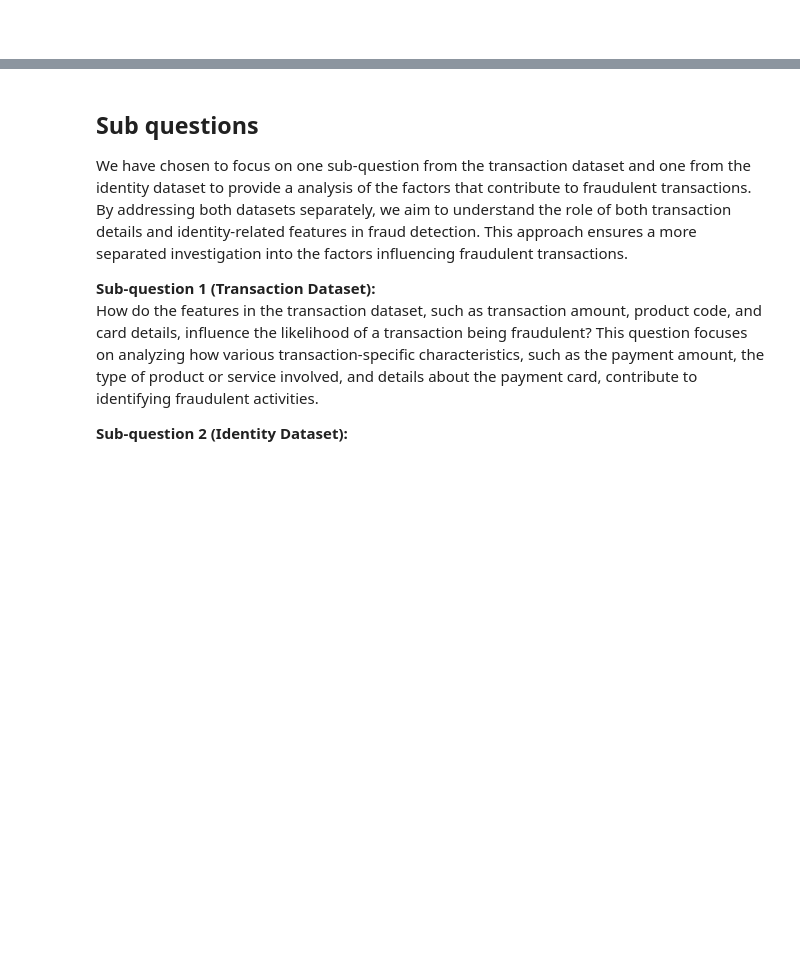
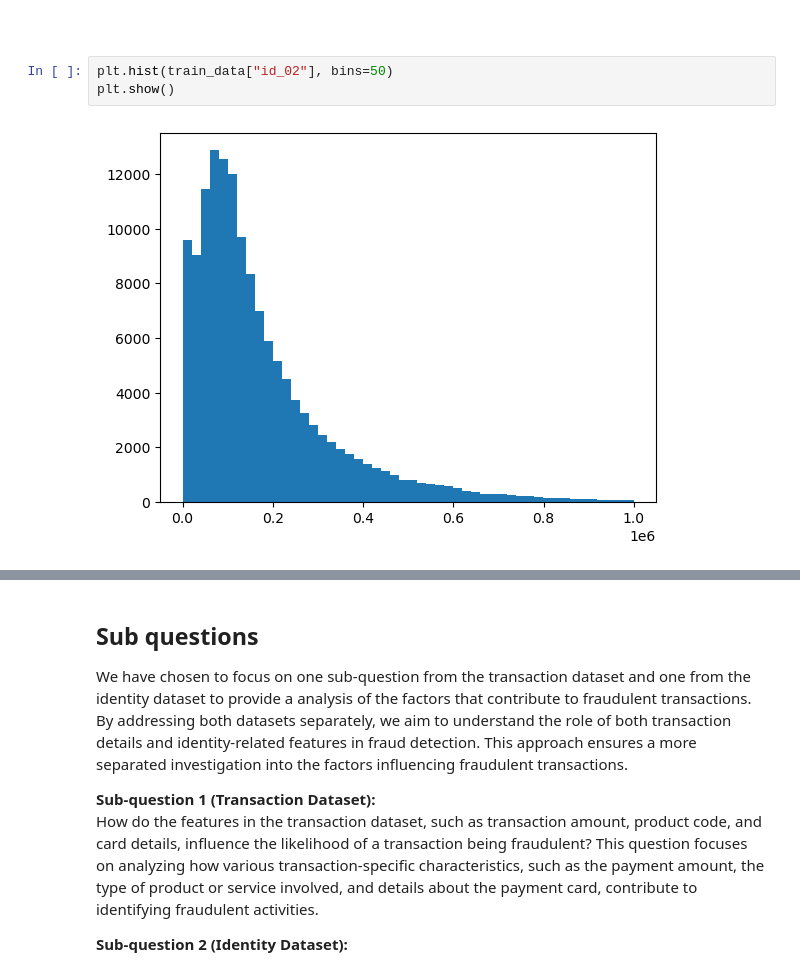
Before and after one commit to JoranVisscher/MachineLearningFraud, a Jupyter notebook: DatasetAnalysis.ipynb, the cells around one changed output, grey strips where cells are left out. Drawn from its saved outputs; the diff is of its cells as text; blank space fills up the shorter version.

```diff
--- a/DatasetAnalysis.ipynb
+++ b/DatasetAnalysis.ipynb
@@ -154,2 +214,7 @@ After the analysis of the identity features, we can formulate a sub-question rel
 # %% [markdown]
 #
+# %%
+plt.hist(train_data["id_02"], bins=50)
+plt.show()
+# %% [output]
+[figure, added]
```
Also changed, not shown: parts of 48 cells of this notebook, 2 other files.
